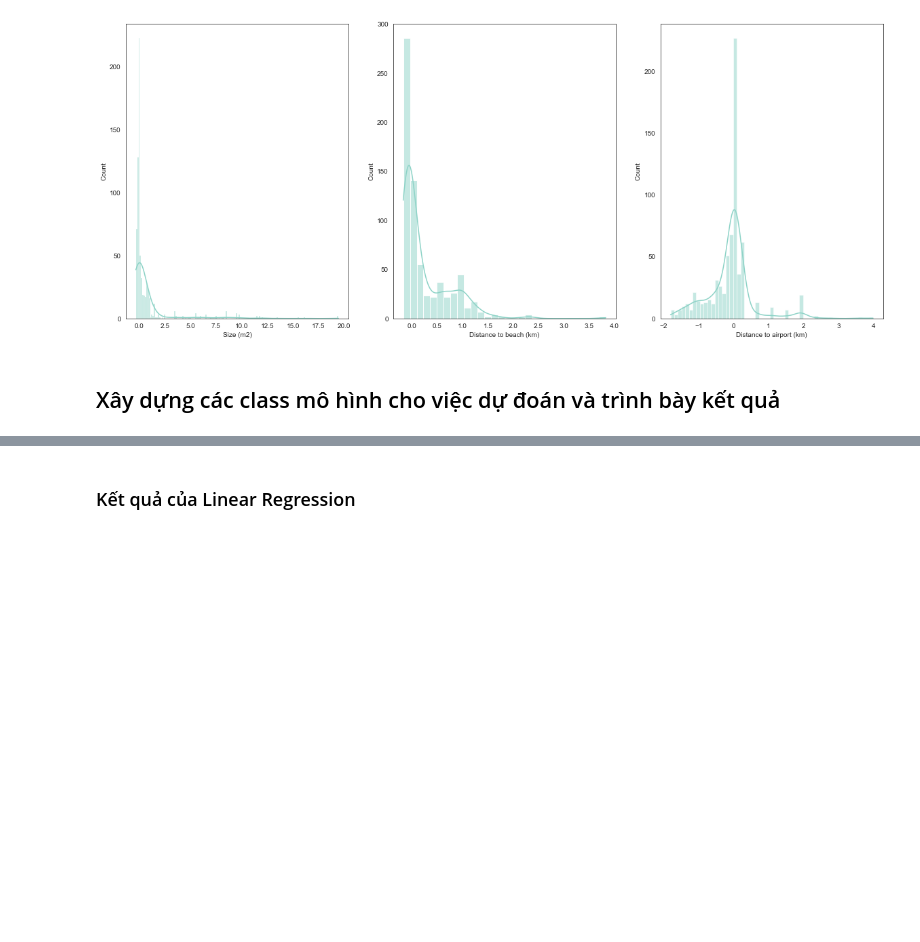
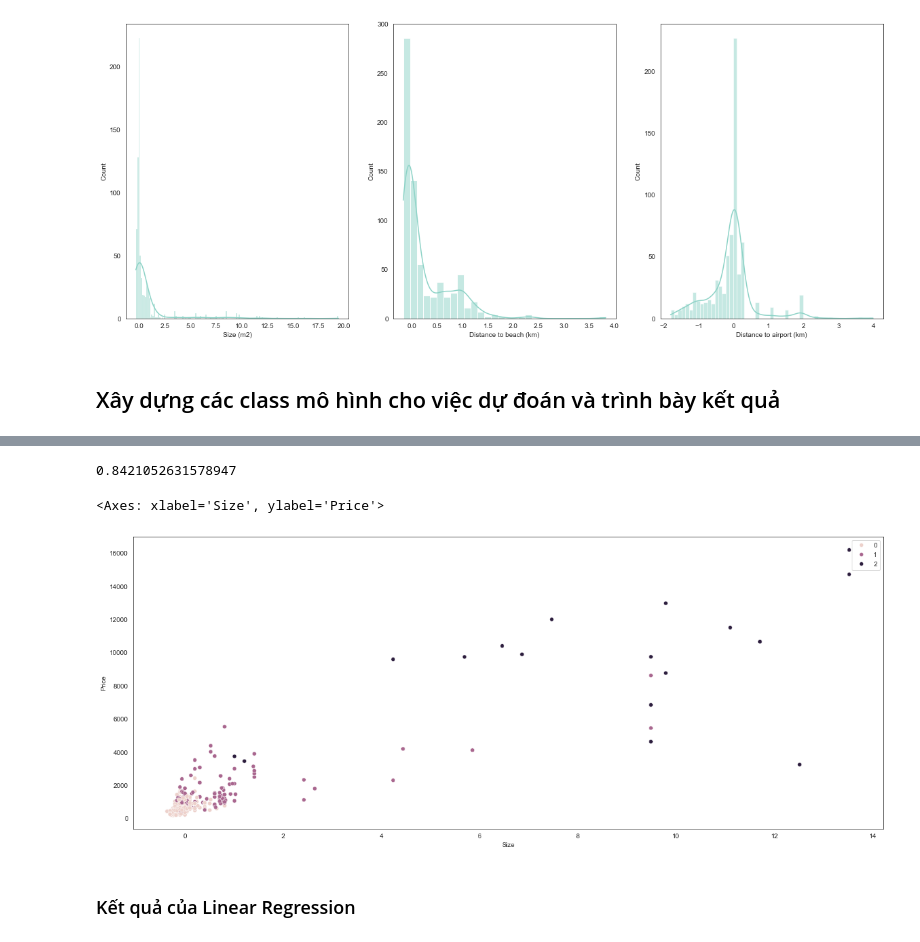
Before and after one commit to QuangSangNguyen/KHDL_DuDoanGiaKhachSan, a Jupyter notebook: modeling.ipynb, the cells around one changed output, grey strips where cells are left out. Saved outputs shown, nothing was run; the diff lists cells and outputs as text; code cells hidden in the pictures; blank space fills up the shorter version.

```diff
--- a/modeling.ipynb
+++ b/modeling.ipynb
@@ -364,7 +410,16 @@ class Model:
         sns.lineplot(x = x, y = y_val, ax = ax, color = "red", label="Actual")
         ax.set_title(f'Prediction \n MAE: {self.score_mae:.2f}, RMSE: {self.score_rmse:.2f}, MAPE: {self.score_mape:.2f}, R2: {self.r2}', fontsize=14)
         ax.set_xlabel(xlabel='Sample', fontsize=14)
+        ax.set_ylabel(ylabel="Price (Thousand VND)", fontsize = 14)
         ax.legend()
+
+class ModelRandomForestClassifier(Model):
+    def __init__(self):
+        super().__init__()
+        self.model = RandomForestClassifier()
+    def train(self, X_train, y_train):
+        self.model.fit(X_train, y_train)
+
 
 
 class ModelLinearRegression(Model):
@@ -403,3 +482,20 @@ class ModelRandomForest(Model):
+# %%
+clsf = ModelRandomForestClassifier()
+clsf.train(X_train, y_train)
+pred = clsf.predict(X_val)
+pred = pred.reshape(-1,1)
+y_val = np.array(y_val).reshape(-1,1)
+score(pred, y_val)
+# %% [output]
+0.8421052631578947
+# %%
+pred = pred.ravel()
+# %%
+fig = plt.figure(figsize = (20, 8))
+sns.scatterplot(x = X_val["Size"], y = p_val, hue = pred)
+# %% [output]
+<Axes: xlabel='Size', ylabel='Price'>
+[figure, added]
 # %% [markdown]
 ### Kết quả của Linear Regression
 # %%
```
Also changed, not shown: parts of 18 cells of this notebook.
